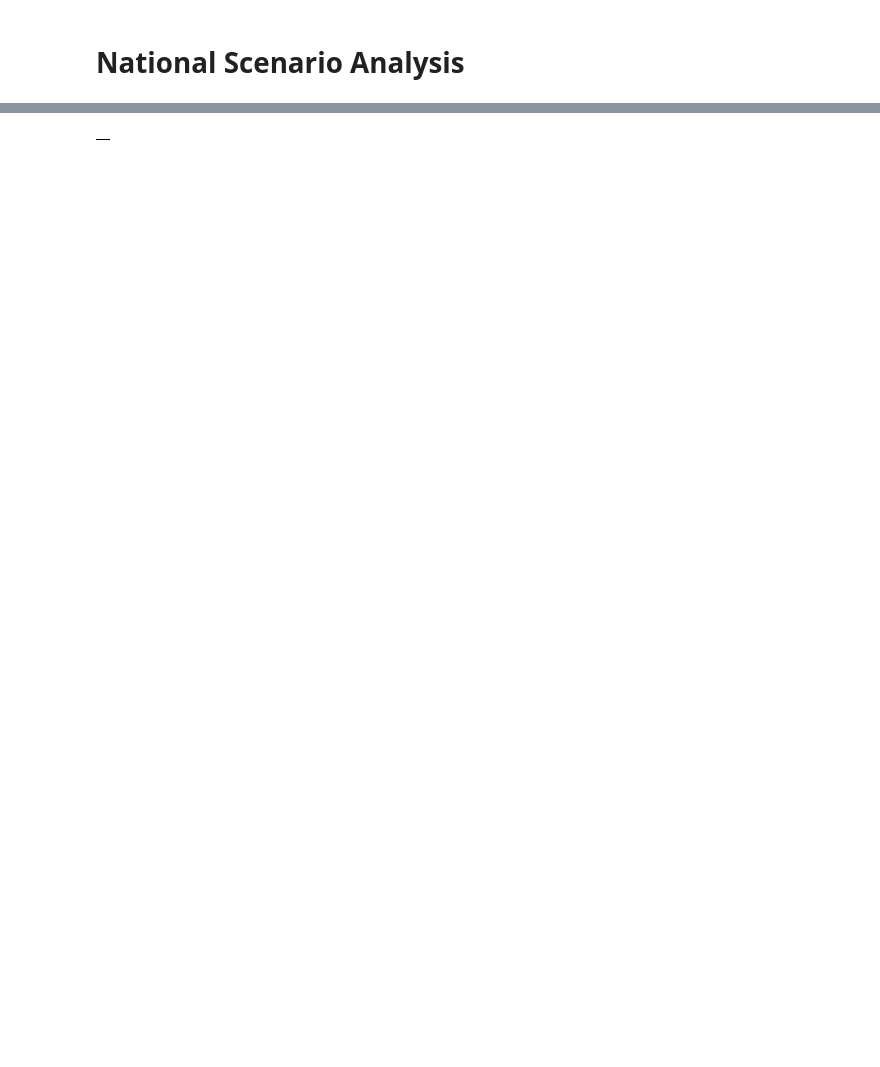
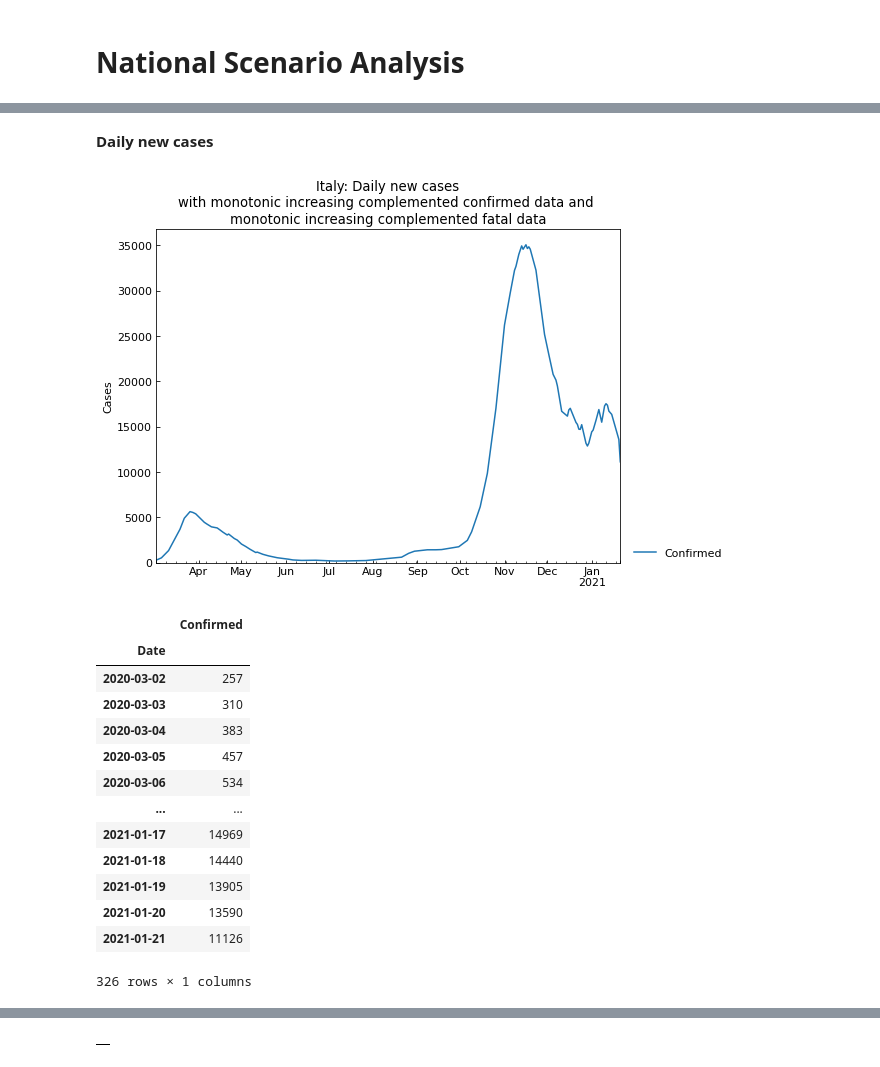
Before and after one commit to andrybicio/LDE_Project, a Jupyter notebook: CovSirPhy_Analysis.ipynb, the cells around one changed output, grey strips where cells are left out. Saved outputs shown, nothing was run; the diff lists cells and outputs as text; code cells hidden in the pictures; blank space fills up the shorter version.

```diff
--- a/CovSirPhy_Analysis.ipynb
+++ b/CovSirPhy_Analysis.ipynb
@@ -60,0 +71,21 @@ record_df
+# %% [markdown]
+**Daily new cases**
+# %%
+#running average has window of 7 days to avoid oscillations
+National_scenario.records_diff(variables=["Confirmed"], window = 7 )
+# %% [output]
+[figure, added]
+|  | Confirmed |
+| Date |  |
+| 2020-03-02 | 257 |
+| 2020-03-03 | 310 |
+| 2020-03-04 | 383 |
+| 2020-03-05 | 457 |
+| 2020-03-06 | 534 |
+| ... | ... |
+| 2021-01-17 | 14969 |
+| 2021-01-18 | 14440 |
+| 2021-01-19 | 13905 |
+| 2021-01-20 | 13590 |
+| 2021-01-21 | 11126 |
+326 rows × 1 columns
```
Also changed, not shown: parts of 41 cells of this notebook.
